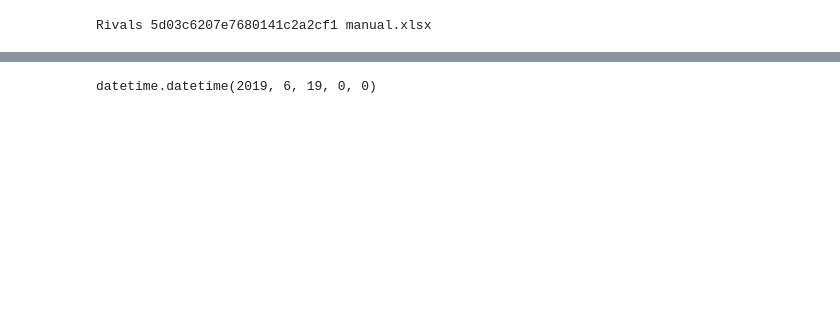
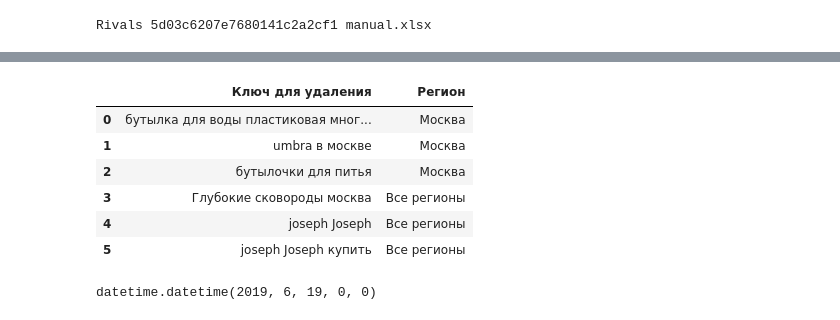
Before and after one commit to AlexandrDemin/barber-crm, a Jupyter notebook: Click_House_SE_Cache.ipynb, the cells around one changed output, grey strips where cells are left out. Drawn from its saved outputs; the diff is of its cells as text; code cells hidden in the pictures; blank space fills up the shorter version.

```diff
--- a/Click_House_SE_Cache.ipynb
+++ b/Click_House_SE_Cache.ipynb
@@ -15,15 +15,9 @@ from backend_logic import *
 session = FuturesSession()
 
 offerid = '5d03c6207e7680141c2a2cf1'
-maxRivalsCount = 100000
+maxRivalsCount = 12
 sqiDiffCoef = 100
 maxPos = 10
 minCountInSerm = 6
 
 keywords, rivals, startDate, keywordsStr, regionsStr, regions = getRivalsAndData(offerid, maxRivalsCount, sqiDiffCoef, maxPos, minCountInSerm)
-# %%
-import codecs
-with codecs.open('rivals.json', 'r', encoding='utf-8') as f:
-    file = f.readlines()
-    rivals = json.loads(file[0])
-len(rivals)
@@ -177,3 +110,21 @@ Rivals 5d03c6207e7680141c2a2cf1 manual.xlsx
+# %%
+keywordsToDeleteForExcel_df = pd.DataFrame(keywordsToDeleteForExcel)
+all_keywords_df = pd.DataFrame(keywords).rename(columns={
+    'keyword': 'Запрос',
+    'regionName': 'Регион',
+    'searchEngine': 'ПС',
+    'isMobile': 'Мобильная выдача',
+    'rivalsCount': 'Кол-во конкурентов'
+})[['Запрос', 'Кол-во конкурентов', 'Регион', 'ПС', 'Мобильная выдача']]
+keywordsToDeleteForExcel_df
+# %% [output]
+|  | Ключ для удаления | Регион |
+| 0 | бутылка для воды пластиковая мног... | Москва |
+| 1 | umbra в москве | Москва |
+| 2 | бутылочки для питья | Москва |
+| 3 | Глубокие сковороды москва | Все регионы |
+| 4 | joseph Joseph | Все регионы |
+| 5 | joseph Joseph купить | Все регионы |
 # %%
 import requests
 import json
```
Also changed, not shown: parts of 6 cells of this notebook, 6 other files.
